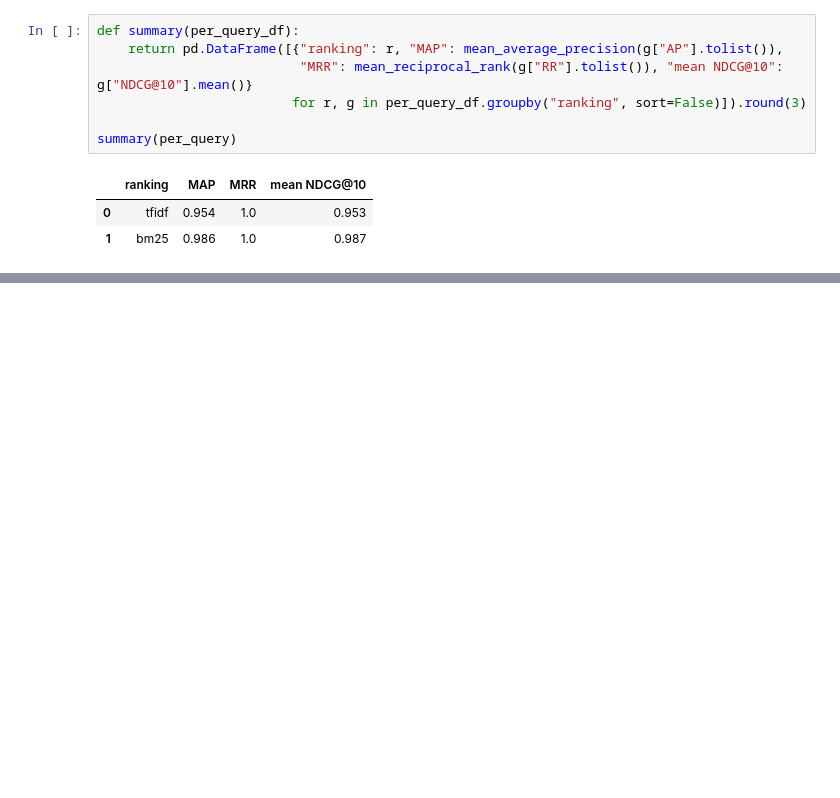
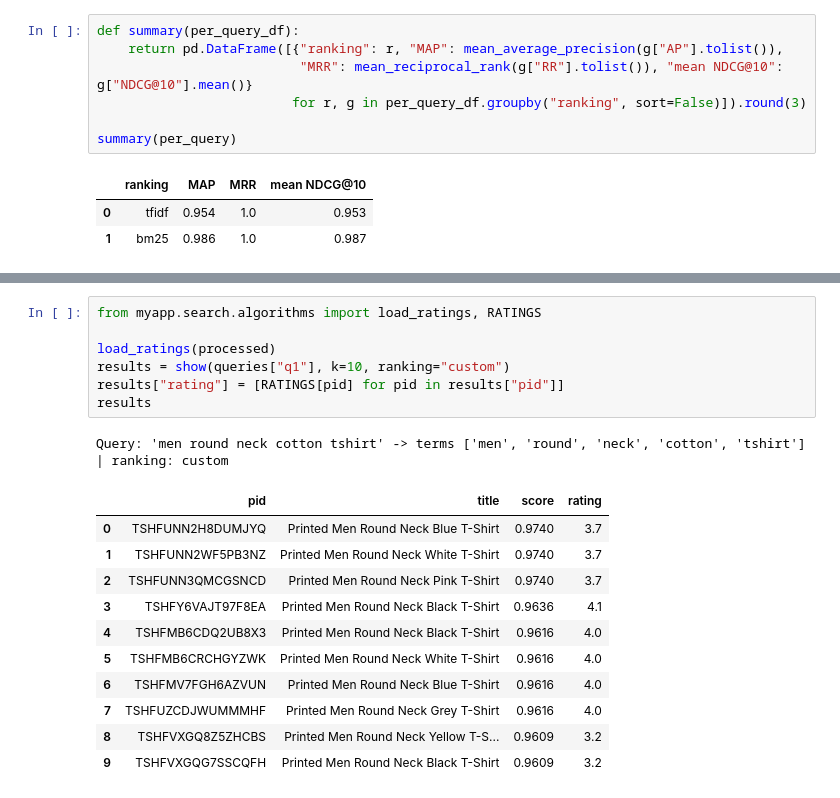
Before and after one commit to bielmongeortiz/irwa-final-project, a Jupyter notebook: project_progress/part_3/IRWA_part_3.ipynb, the cells around one changed output, grey strips where cells are left out. Saved outputs shown, nothing was run; the diff lists cells and outputs as text; blank space fills up the shorter version.

```diff
--- a/project_progress/part_3/IRWA_part_3.ipynb
+++ b/project_progress/part_3/IRWA_part_3.ipynb
@@ -148,0 +159,20 @@ summary(per_query)
+# %%
+from myapp.search.algorithms import load_ratings, RATINGS
+
+load_ratings(processed)
+results = show(queries["q1"], k=10, ranking="custom")
+results["rating"] = [RATINGS[pid] for pid in results["pid"]]
+results
+# %% [output]
+Query: 'men round neck cotton tshirt' -> terms ['men', 'round', 'neck', 'cotton', 'tshirt'] | ranking: custom
+|  | pid | title | score | rating |
+| 0 | TSHFUNN2H8DUMJYQ | Printed Men Round Neck Blue T-Shirt | 0.9740 | 3.7 |
+| 1 | TSHFUNN2WF5PB3NZ | Printed Men Round Neck White T-Shirt | 0.9740 | 3.7 |
+| 2 | TSHFUNN3QMCGSNCD | Printed Men Round Neck Pink T-Shirt | 0.9740 | 3.7 |
+| 3 | TSHFY6VAJT97F8EA | Printed Men Round Neck Black T-Shirt | 0.9636 | 4.1 |
+| 4 | TSHFMB6CDQ2UB8X3 | Printed Men Round Neck Black T-Shirt | 0.9616 | 4.0 |
+| 5 | TSHFMB6CRCHGYZWK | Printed Men Round Neck White T-Shirt | 0.9616 | 4.0 |
+| 6 | TSHFMV7FGH6AZVUN | Printed Men Round Neck Blue T-Shirt | 0.9616 | 4.0 |
+| 7 | TSHFUZCDJWUMMMHF | Printed Men Round Neck Grey T-Shirt | 0.9616 | 4.0 |
+| 8 | TSHFVXGQ8Z5ZHCBS | Printed Men Round Neck Yellow T-S... | 0.9609 | 3.2 |
+| 9 | TSHFVXGQG7SSCQFH | Printed Men Round Neck Black T-Shirt | 0.9609 | 3.2 |
```
Also changed, not shown: parts of 11 cells of this notebook, 3 other files.
